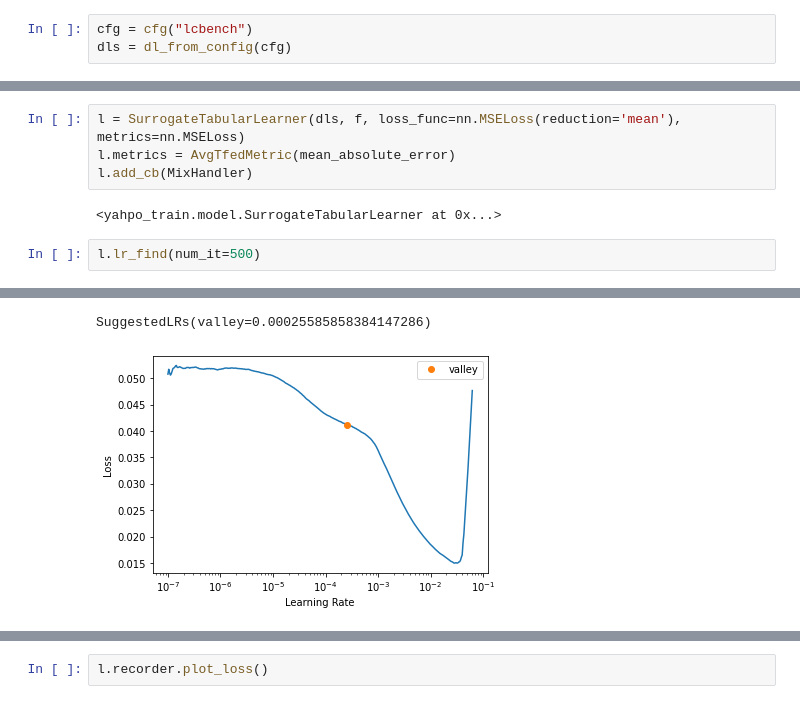
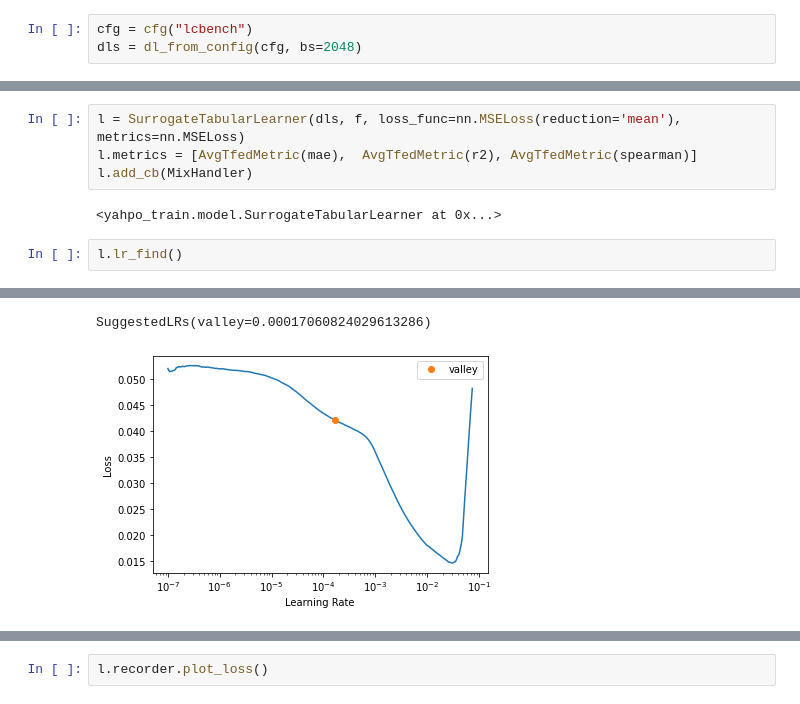
Before and after one commit to slds-lmu/yahpo_gym, a Jupyter notebook: yahpo_gym/notebooks/NB.ipynb, the cells around one changed output, grey strips where cells are left out. Cells and saved outputs as stored; diff of their text form.

Commit message:
Add config

```diff
--- a/yahpo_gym/notebooks/NB.ipynb
+++ b/yahpo_gym/notebooks/NB.ipynb
@@ -10,6 +11,6 @@ The autoreload extension is already loaded. To reload it, use:
   %reload_ext autoreload
 # %%
 cfg = cfg("lcbench")
-dls = dl_from_config(cfg)
+dls = dl_from_config(cfg, bs=2048)
 # %%
 f = FFSurrogateModel(dls, layers=[512,512], deeper = [], ps = [0., 0.])
@@ -16,13 +19,13 @@ f = FFSurrogateModel(dls, layers=[512,512], deeper = [], ps = [0., 0.])
 # %%
 l = SurrogateTabularLearner(dls, f, loss_func=nn.MSELoss(reduction='mean'), metrics=nn.MSELoss)
-l.metrics = AvgTfedMetric(mean_absolute_error)
+l.metrics = [AvgTfedMetric(mae),  AvgTfedMetric(r2), AvgTfedMetric(spearman)]
 l.add_cb(MixHandler)
 # %% [output]
 <yahpo_train.model.SurrogateTabularLearner at 0x...>
 # %%
-l.lr_find(num_it=500)
+l.lr_find()
 # %% [output]
 [interactive output not drawn]
-SuggestedLRs(valley=0.00025585858384147286)
+SuggestedLRs(valley=0.00017060824029613286)
-[figure, old version]
+[figure, new version]
 # %%
```
Also changed, not shown: parts of 7 cells of this notebook, 9 other files.
